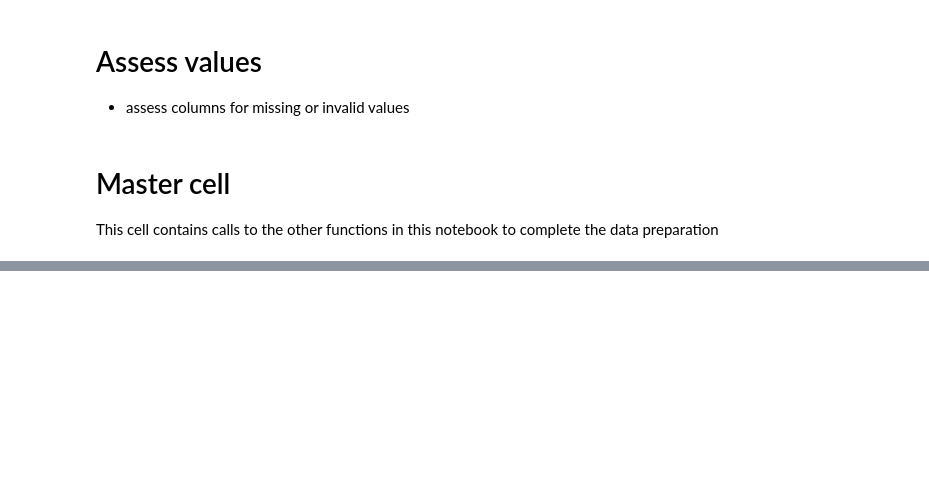
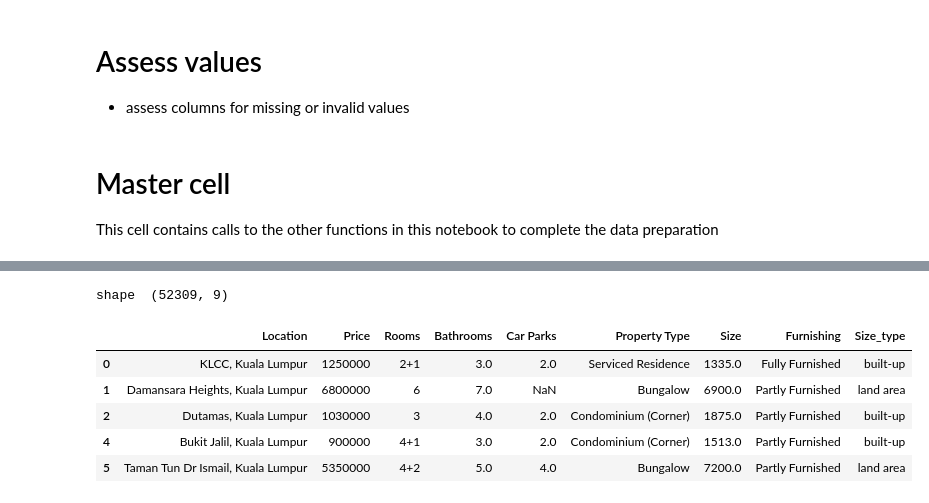
Before and after one commit to ryanmark1867/deep_learning_best_practices, a Jupyter notebook: notebooks/data_preparation.ipynb, the cells around one changed output, grey strips where cells are left out. Drawn from its saved outputs; the diff is of its cells as text; code cells hidden in the pictures; blank space fills up the shorter version.

```diff
--- a/notebooks/data_preparation.ipynb
+++ b/notebooks/data_preparation.ipynb
@@ -237,3 +274,24 @@ def geo_assessment(df,bounding_box):
+# %%
+def clean_up_price_col(df):
+  '''
+    For the Price column in the KL real estate dataset:
+    - remove rows where the Price value is missing
+    - remove currency symbol from remaining rows
+    - convert values to float
+    Args:
+      df: input dataframe
+      clean_up_list: list of strings that, if a row contains them, the row should be removed from the dataset
+    Returns:
+      df: updated dataframe
+  '''
+  df.dropna(subset=['Price'], inplace=True)
+  # remove currency symbol from remaining rows
+  #df['Price'] = df['Price'].apply(lambda x: remove_currency_symbol("RM ",x))
+
+
+  # convert Price column to float
+  #df['Price'] = pd.to_numeric(df['Price'].str.replace(',',''), errors='coerce')
+  return(df)
 # %% [markdown]
 # Master cell
 This cell contains calls to the other functions in this notebook to complete the data preparation
@@ -285,0 +342,15 @@ location out of bounds count  0
+# %%
+#df = ingest_data(path,config['file_names']['input_csv'],config['file_names']['pickled_input_dataframe'],config['general']['save_raw_dataframe'],config['general']['load_from_scratch'])
+df = clean_up_price_col(df)
+clean_up_list = ["-","\+",'\'','\~',"xx","sf","acre","#"]
+df = clean_up_size_col(df,clean_up_list)
+print("shape ",df.shape)
+df.head()
+# %% [output]
+shape  (52309, 9)
+|  | Location | Price | Rooms | Bathrooms | Car Parks | Property Type | Size | Furnishing | Size_type |
+| 0 | KLCC, Kuala Lumpur | 1250000 | 2+1 | 3.0 | 2.0 | Serviced Residence | 1335.0 | Fully Furnished | built-up |
+| 1 | Damansara Heights, Kuala Lumpur | 6800000 | 6 | 7.0 | NaN | Bungalow | 6900.0 | Partly Furnished | land area |
+| 2 | Dutamas, Kuala Lumpur | 1030000 | 3 | 4.0 | 2.0 | Condominium (Corner) | 1875.0 | Partly Furnished | built-up |
+| 4 | Bukit Jalil, Kuala Lumpur | 900000 | 4+1 | 3.0 | 2.0 | Condominium (Corner) | 1513.0 | Partly Furnished | built-up |
+| 5 | Taman Tun Dr Ismail, Kuala Lumpur | 5350000 | 4+2 | 5.0 | 4.0 | Bungalow | 7200.0 | Partly Furnished | land area |
```
Also changed, not shown: parts of 12 cells of this notebook, 1 other file.
